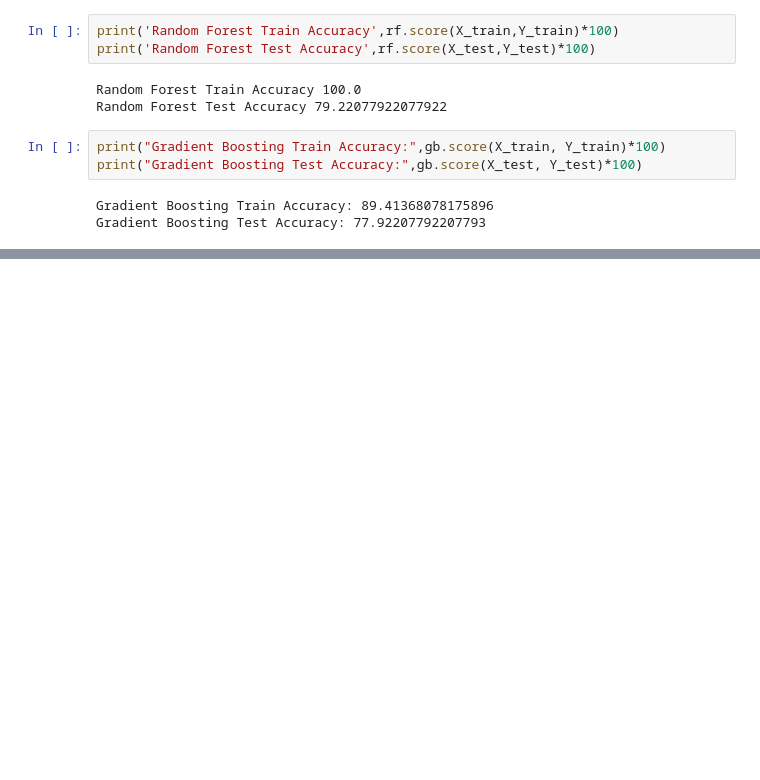
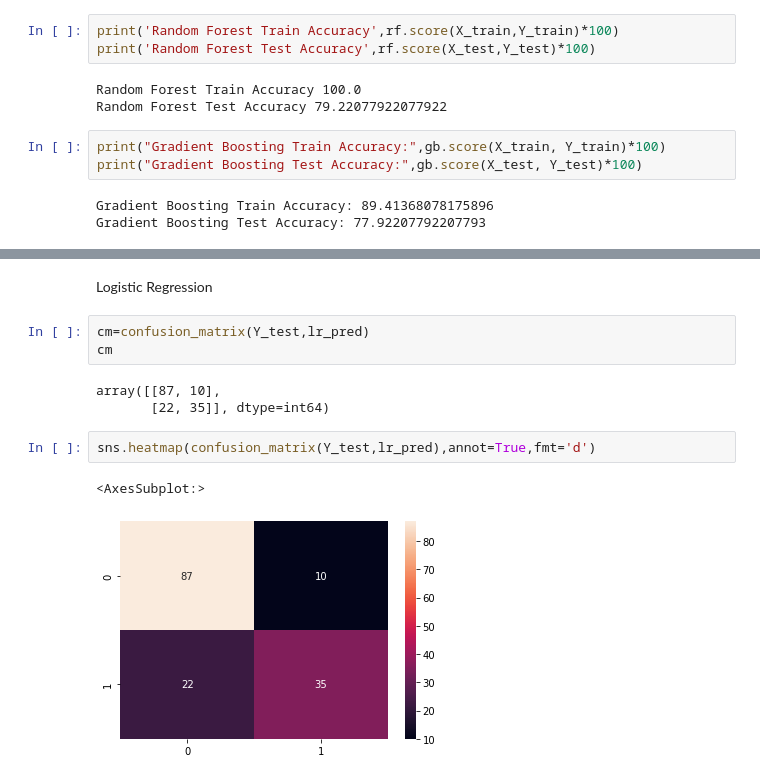
Before and after one commit to NafisTanjim/Diabetes-Prediction, a Jupyter notebook: MY ML.ipynb, the cells around one changed output, grey strips where cells are left out. Drawn from its saved outputs; the diff is of its cells as text; blank space fills up the shorter version.

```diff
--- a/MY ML.ipynb
+++ b/MY ML.ipynb
@@ -710,0 +725,13 @@ Multilayer Perceptrons Test Accuracy: 83.117
+# %% [markdown]
+Logistic Regression
+# %%
+cm=confusion_matrix(Y_test,lr_pred)
+cm
+# %% [output]
+array([[87, 10],
+       [22, 35]], dtype=int64)
+# %%
+sns.heatmap(confusion_matrix(Y_test,lr_pred),annot=True,fmt='d')
+# %% [output]
+<AxesSubplot:>
+[figure, added]
```
Also changed, not shown: parts of 112 cells of this notebook.
